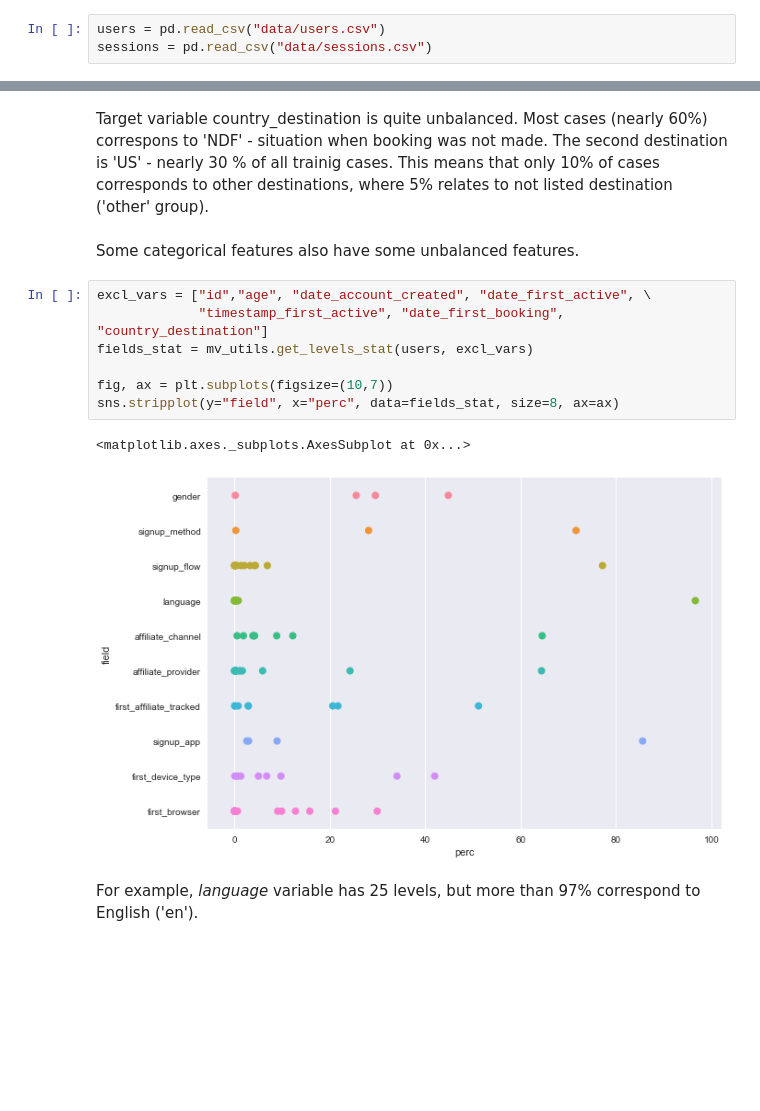
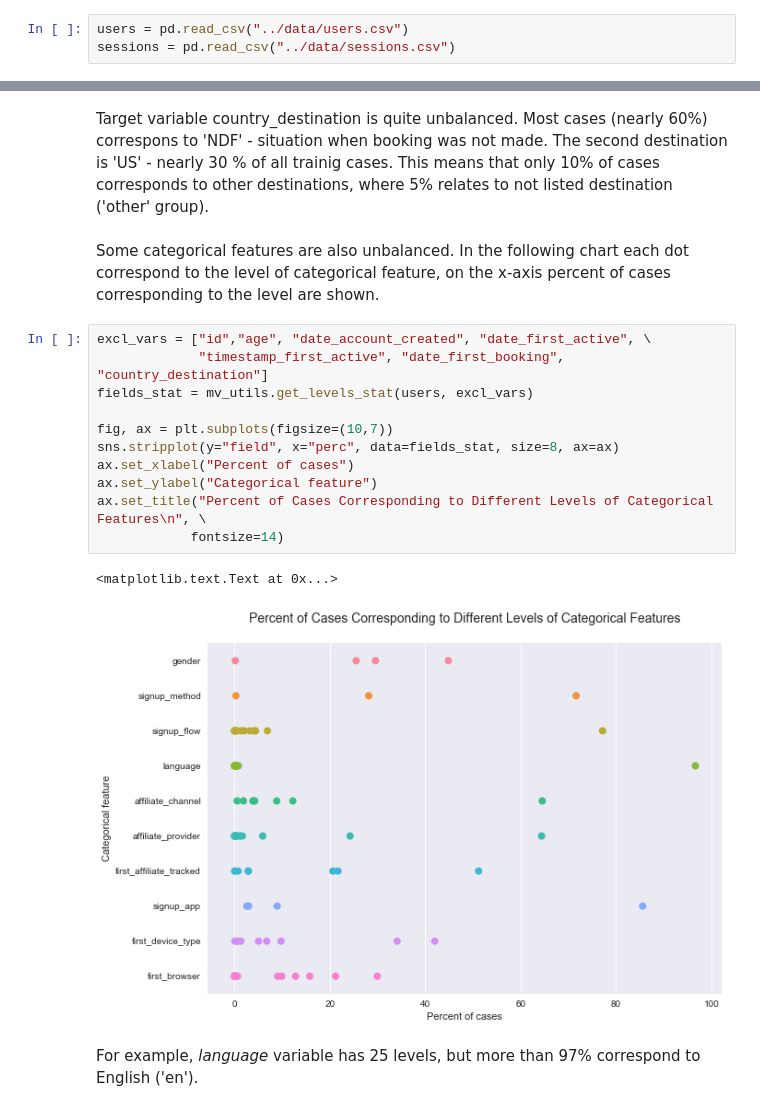
Before and after one commit to tommak/kaggleAirBnb, a Jupyter notebook: analysis/Report.ipynb, the cells around one changed output, grey strips where cells are left out. Cells and saved outputs as stored; diff of their text form; blank space fills up the shorter version.

```diff
--- a/analysis/Report.ipynb
+++ b/analysis/Report.ipynb
@@ -55,6 +61,6 @@ import ModelValidation.utils as mv_utils
 
 % matplotlib inline
 # %%
-users = pd.read_csv("data/users.csv")
-sessions = pd.read_csv("data/sessions.csv")
+users = pd.read_csv("../data/users.csv")
+sessions = pd.read_csv("../data/sessions.csv")
 # %% [markdown]
@@ -76,18 +85,22 @@ pd.DataFrame({"# cases" : counts_dest.apply(lambda v : "%d" % v), "% cases" : pe
 | % cases | 58.3473 | 29.2226 | 4.72895 | 2.35323 | 1.32817 | 1.08877 | 1.05364 | 0.669006 | 0.49707 | 0.356991 | 0.252517 | ... |
 # %% [markdown]
 Target variable country_destination is quite unbalanced. Most cases (nearly 60%) correspons to 'NDF' - situation when booking was not made. The second destination is 'US' - nearly 30 % of all trainig cases. This means that only 10% of cases corresponds to other destinations, where 5% relates to not listed destination ('other' group).
-# %% [markdown]
-Some categorical features also have some unbalanced features.
+# %% [markdown]
+Some categorical features are also unbalanced. In the following chart each dot correspond to the level of categorical feature, on the x-axis percent of cases corresponding to the level are shown.
 # %%
 excl_vars = ["id","age", "date_account_created", "date_first_active", \
              "timestamp_first_active", "date_first_booking", "country_destination"]
 fields_stat = mv_utils.get_levels_stat(users, excl_vars)
 
 fig, ax = plt.subplots(figsize=(10,7))
 sns.stripplot(y="field", x="perc", data=fields_stat, size=8, ax=ax)
+ax.set_xlabel("Percent of cases")
+ax.set_ylabel("Categorical feature")
+ax.set_title("Percent of Cases Corresponding to Different Levels of Categorical Features\n", \
+            fontsize=14)
 # %% [output]
-<matplotlib.axes._subplots.AxesSubplot at 0x...>
+<matplotlib.text.Text at 0x...>
-[figure, old version]
+[figure, new version]
 # %% [markdown]
 For example, _language_ variable has 25 levels, but more than 97% correspond to English ('en').
 # %% [markdown]
```
Also changed, not shown: parts of 62 cells of this notebook, 1 other file.
